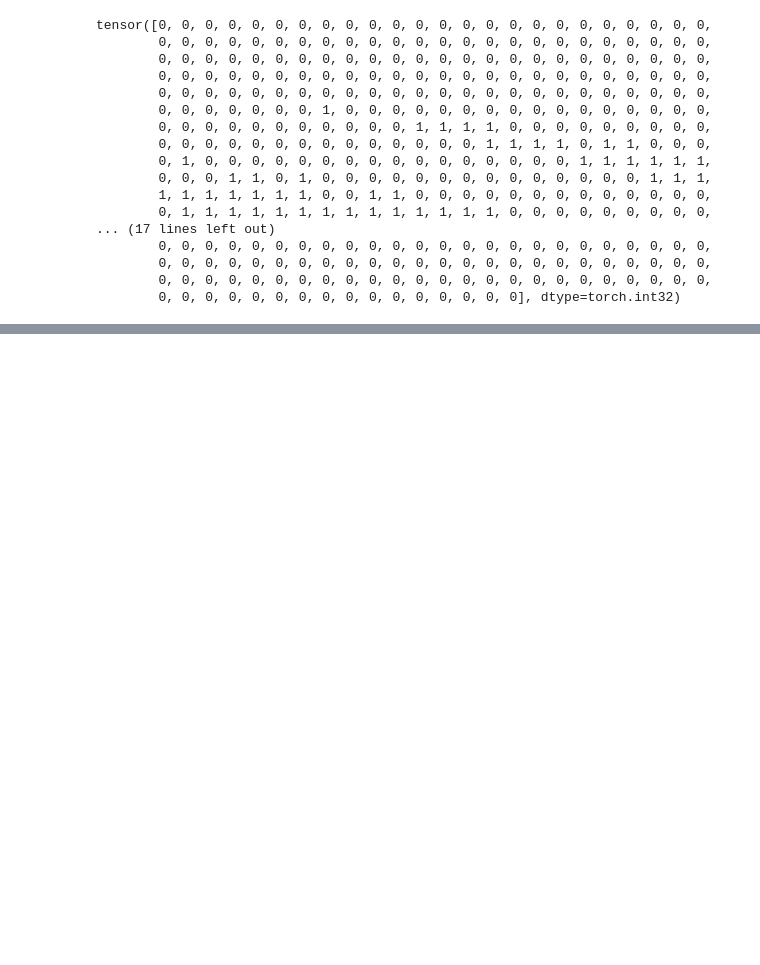
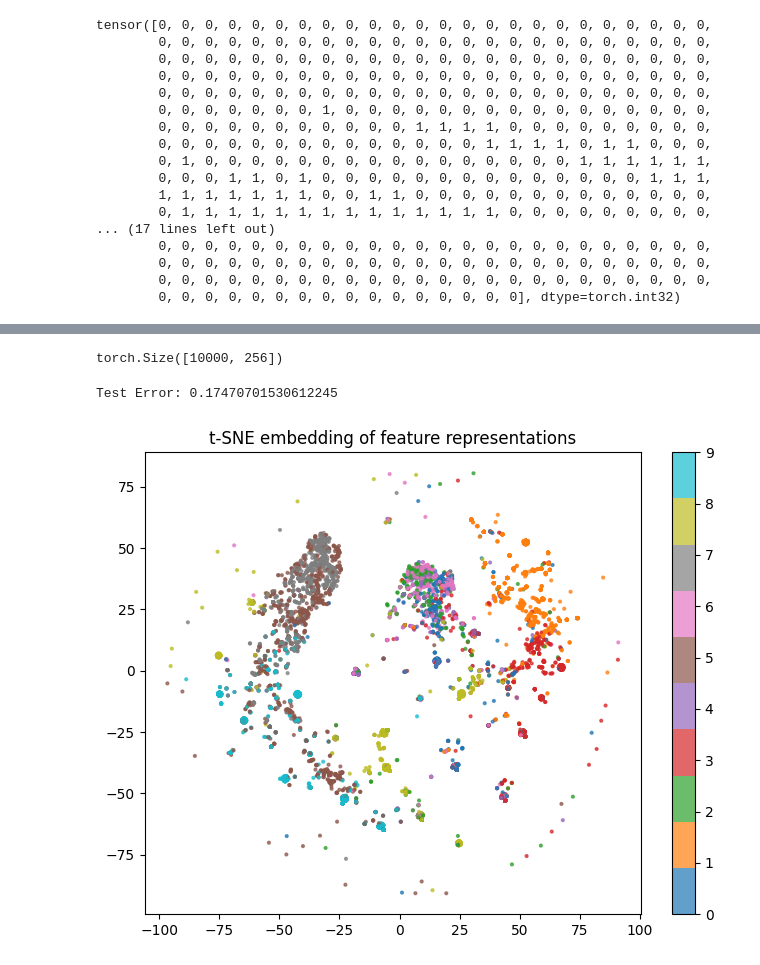
Before and after one commit to MANOJKUMAR-CM/Restricted-Boltzman-Machines, a Jupyter notebook: rbm-numpy.ipynb, the cells around one changed output, grey strips where cells are left out. Saved outputs shown, nothing was run; the diff lists cells and outputs as text; code cells hidden in the pictures; blank space fills up the shorter version.

Commit message:
Updated code with TNSE visualization

```diff
--- a/rbm-numpy.ipynb
+++ b/rbm-numpy.ipynb
@@ -85,7 +85,3 @@ train_data = DataLoader(train_data, 100, shuffle=False)
 
 test_data = TensorDataset(test_data)
 test_data = DataLoader(test_data, 100, shuffle=False)
-# %%
-for i in test_data:
-    print(i)
-    break
@@ -172,4 +210,4 @@ class RBM:
 # %%
 model = RBM(784, 256)
-model.train(train_data, 1, 1000)
+model.train(train_data, 1, 10)
 # %% [output]
@@ -200,0 +224,48 @@ KeyboardInterrupt:
+# %%
+hidden = model.compute_hidden(format(test_dataset)).squeeze(1)
+hidden.shape
+# %% [output]
+torch.Size([10000, 256])
+# %%
+# Computing the Test error
+grnd_truth = format(test_dataset).numpy()
+visible = model.compute_visible(hidden).squeeze(1).numpy()
+
+test_error = np.mean((grnd_truth - visible)**2)
+print(f"Test Error: {test_error}")
+# %% [output]
+Test Error: 0.17470701530612245
+# %%
+# Obtaining the TSNE visualization of the hidden states
+from sklearn.manifold import TSNE
+import matplotlib.pyplot as plt
+
+# Assume these are your tensors
+# features -> (10000, 256)
+# labels   -> (10000,)
+
+features_np = hidden.numpy()
+labels_np   = test_labels.numpy()
+
+# Run TSNE
+tsne = TSNE(
+    n_components=2,
+    learning_rate='auto',
+    init='pca',
+    perplexity=30,
+    random_state=42
+)
+
+embeddings = tsne.fit_transform(features_np)   # shape (10000,2)
+
+# Visualize
+plt.figure(figsize=(8,6))
+scatter = plt.scatter(
+    embeddings[:,0], embeddings[:,1],
+    c=labels_np, s=4, alpha=0.7, cmap='tab10'
+)
+plt.colorbar(scatter)
+plt.title("t-SNE embedding of feature representations")
+plt.show()
+# %% [output]
+[figure, added]
```
Also changed, not shown: parts of 3 cells of this notebook.
